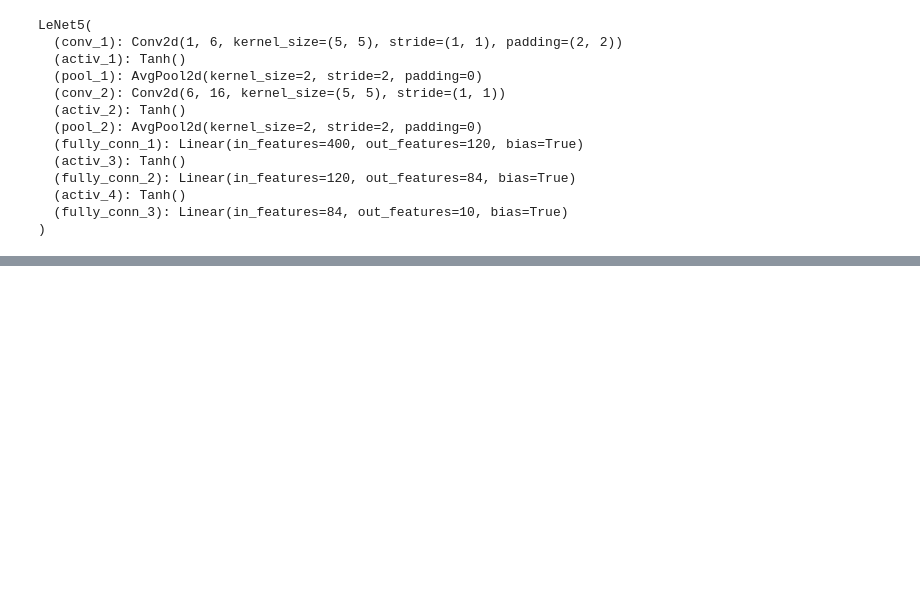
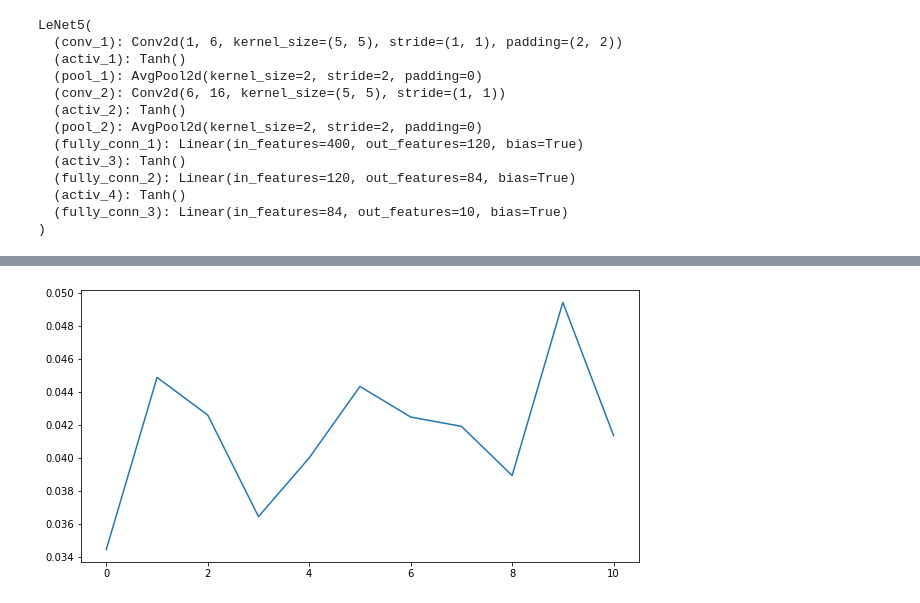
Before and after one commit to MaxKumundzhiev/Practices-for-Engineers, a Jupyter notebook: PyTorch/CNN_MNIST.ipynb, the cells around one changed output, grey strips where cells are left out. Drawn from its saved outputs; the diff is of its cells as text; code cells hidden in the pictures; blank space fills up the shorter version.

```diff
--- a/PyTorch/CNN_MNIST.ipynb
+++ b/PyTorch/CNN_MNIST.ipynb
@@ -187,3 +196,5 @@ tensor(0.9895)
 # %%
-plt.figure(figsize=(10,8))
-plt.plot(test_accuracy_history);
+plt.figure(figsize=(10,5))
+plt.plot(test_loss_history);
+# %% [output]
+[figure, added]
```
Also changed, not shown: parts of 3 cells of this notebook, 1 other file.
